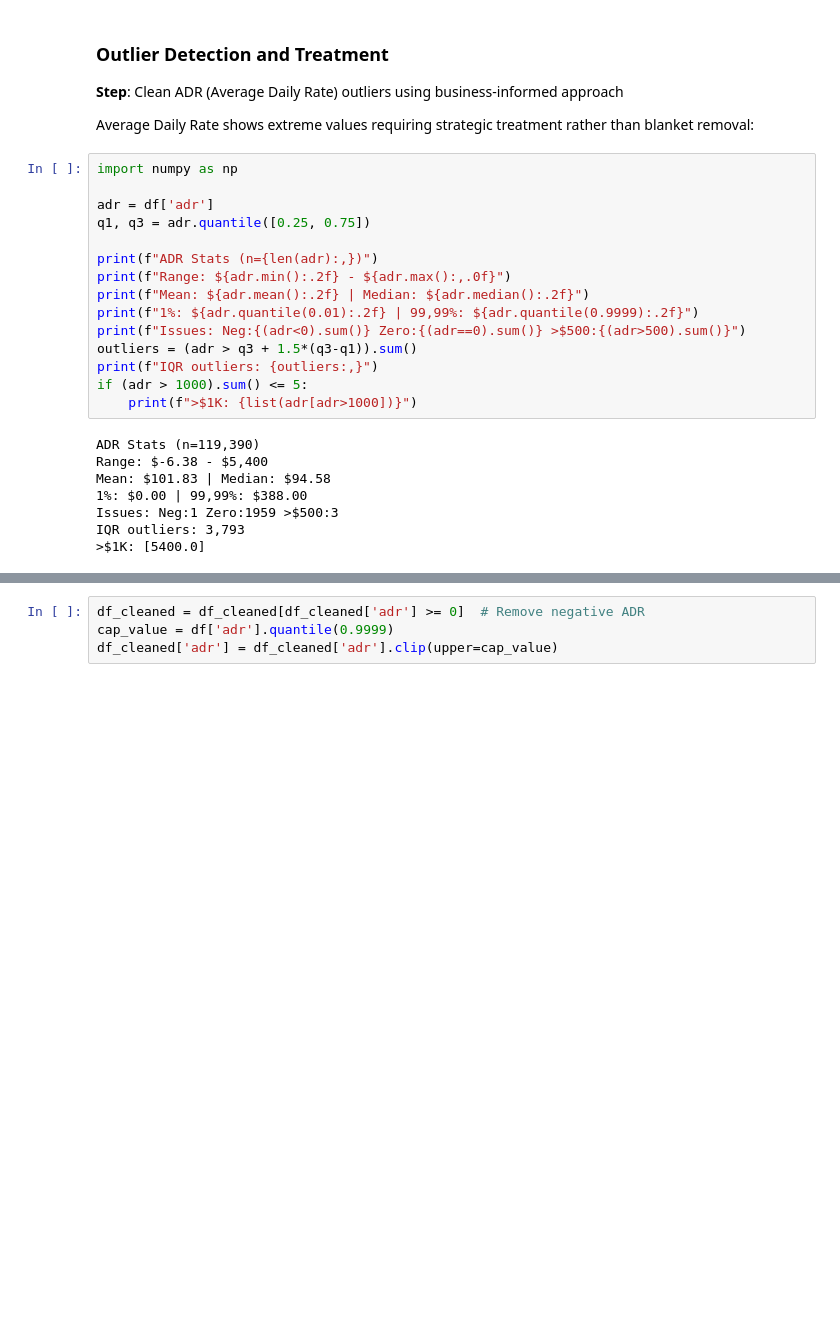
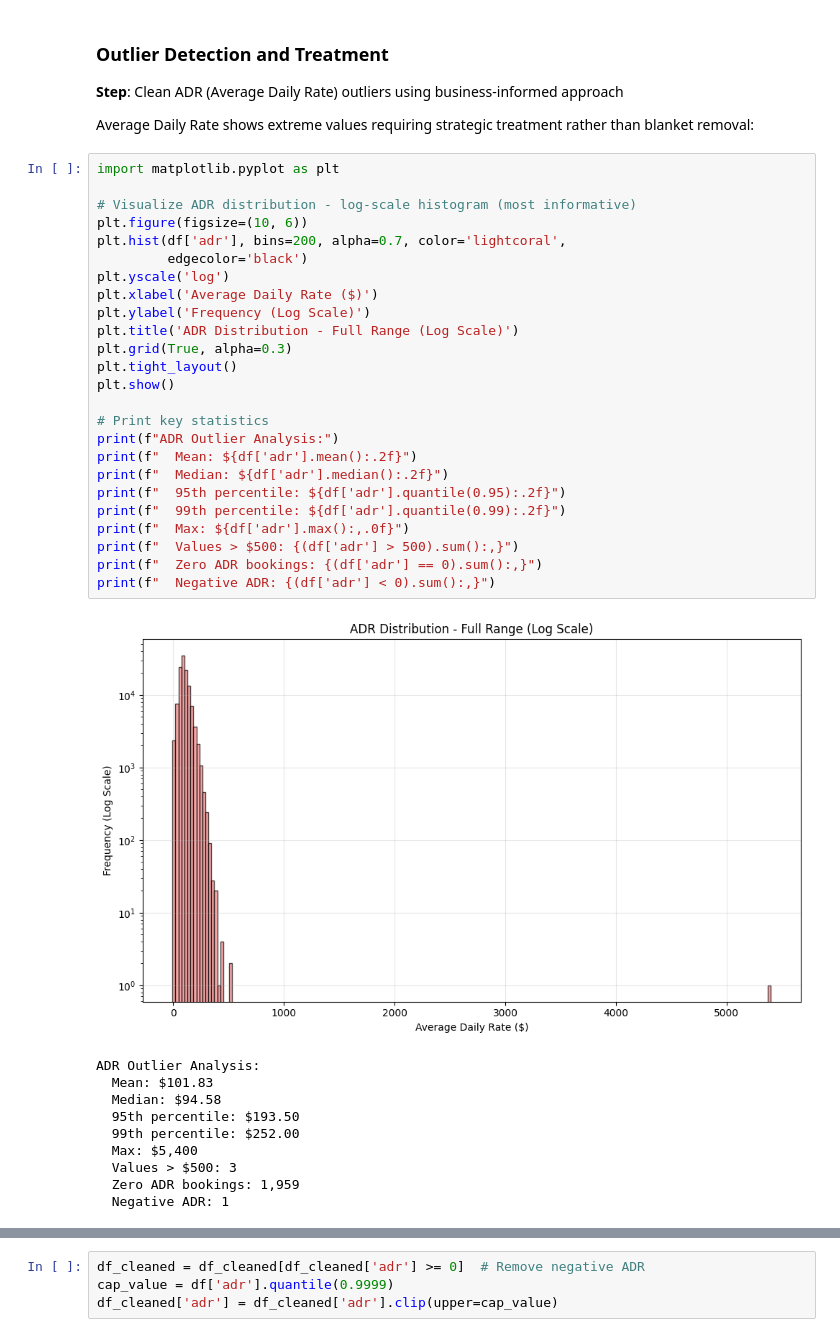
Before and after one commit to tgrytnes/Hotel_Cancellation_Risk, a Jupyter notebook: notebooks/main.ipynb, the cells around one changed output, grey strips where cells are left out. Drawn from its saved outputs; the diff is of its cells as text; blank space fills up the shorter version.

```diff
--- a/notebooks/main.ipynb
+++ b/notebooks/main.ipynb
@@ -192,27 +191,40 @@ df_cleaned = df_cleaned[
 **Step**: Clean ADR (Average Daily Rate) outliers using business-informed approach
 
 Average Daily Rate shows extreme values requiring strategic treatment rather than blanket removal:
-# %%
-import numpy as np
-
-adr = df['adr']
-q1, q3 = adr.quantile([0.25, 0.75])
-
-print(f"ADR Stats (n={len(adr):,})")
-print(f"Range: ${adr.min():.2f} - ${adr.max():,.0f}")
-print(f"Mean: ${adr.mean():.2f} | Median: ${adr.median():.2f}")
-print(f"1%: ${adr.quantile(0.01):.2f} | 99,99%: ${adr.quantile(0.9999):.2f}")
-print(f"Issues: Neg:{(adr<0).sum()} Zero:{(adr==0).sum()} >$500:{(adr>500).sum()}")
-outliers = (adr > q3 + 1.5*(q3-q1)).sum()
-print(f"IQR outliers: {outliers:,}")
-if (adr > 1000).sum() <= 5:
-    print(f">$1K: {list(adr[adr>1000])}")
-# %% [output]
-ADR Stats (n=119,390)
-Range: $-6.38 - $5,400
-Mean: $101.83 | Median: $94.58
-1%: $0.00 | 99,99%: $388.00
-Issues: Neg:1 Zero:1959 >$500:3
-IQR outliers: 3,793
->$1K: [5400.0]
+# %%
+import matplotlib.pyplot as plt
+
+# Visualize ADR distribution - log-scale histogram (most informative)
+plt.figure(figsize=(10, 6))
+plt.hist(df['adr'], bins=200, alpha=0.7, color='lightcoral',
+         edgecolor='black')
+plt.yscale('log')
+plt.xlabel('Average Daily Rate ($)')
+plt.ylabel('Frequency (Log Scale)')
+plt.title('ADR Distribution - Full Range (Log Scale)')
+plt.grid(True, alpha=0.3)
+plt.tight_layout()
+plt.show()
+
+# Print key statistics
+print(f"ADR Outlier Analysis:")
+print(f"  Mean: ${df['adr'].mean():.2f}")
+print(f"  Median: ${df['adr'].median():.2f}")
+print(f"  95th percentile: ${df['adr'].quantile(0.95):.2f}")
+print(f"  99th percentile: ${df['adr'].quantile(0.99):.2f}")
+print(f"  Max: ${df['adr'].max():,.0f}")
+print(f"  Values > $500: {(df['adr'] > 500).sum():,}")
+print(f"  Zero ADR bookings: {(df['adr'] == 0).sum():,}")
+print(f"  Negative ADR: {(df['adr'] < 0).sum():,}")
+# %% [output]
+[figure, added]
+ADR Outlier Analysis:
+  Mean: $101.83
+  Median: $94.58
+  95th percentile: $193.50
+  99th percentile: $252.00
+  Max: $5,400
+  Values > $500: 3
+  Zero ADR bookings: 1,959
+  Negative ADR: 1
 # %% [markdown]
```
Also changed, not shown: parts of 65 cells of this notebook, 9 other files.
